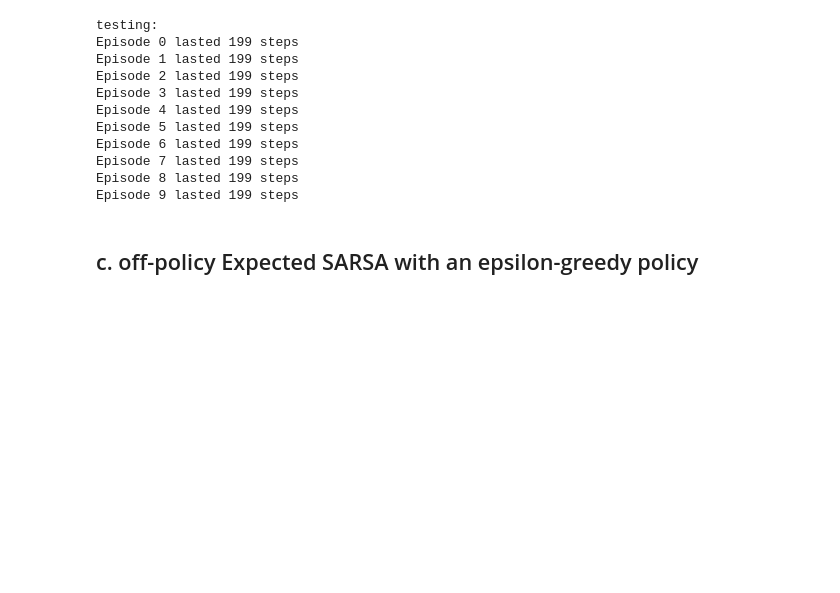
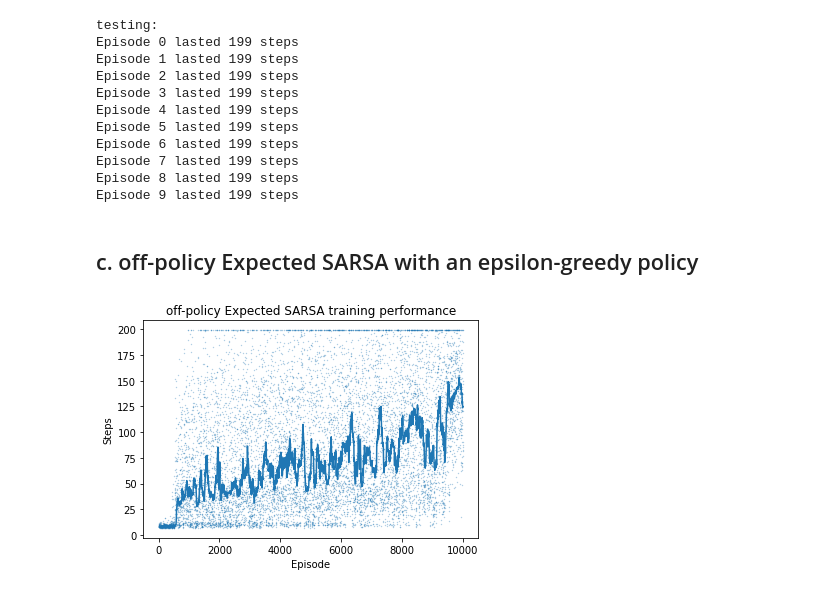
Before and after one commit to qiuchenwang/APS1080, a Jupyter notebook: E3/E3.ipynb, the cells around one changed output. Saved outputs shown, nothing was run; the diff lists cells and outputs as text; code cells hidden in the pictures; blank space fills up the shorter version.

Commit message:
off-policy Expected SARSA

```diff
--- a/E3/E3.ipynb
+++ b/E3/E3.ipynb
@@ -212,3 +212,60 @@ Episode 8 lasted 199 steps
 Episode 9 lasted 199 steps
 # %% [markdown]
 ## c. off-policy Expected SARSA with an epsilon-greedy policy
+# %%
+def update(prev_state, next_state, reward, prev_action, next_action,gamma,alpha,epsilon):
+  expected_q = 0
+  q_max = np.max(Q[next_state])
+  greedy_actions = 0
+  for i in range(Q.shape[1]):
+    if Q[next_state][i] == q_max:
+      greedy_actions += 1
+
+  non_greedy_action_probability = epsilon / Q.shape[1]
+  greedy_action_probability = ((1 - epsilon) / greedy_actions) + non_greedy_action_probability
+
+  for i in range(Q.shape[1]):
+    if Q[next_state][i] == q_max:
+      expected_q += Q[next_state][i] * greedy_action_probability
+    else:
+      expected_q += Q[next_state][i] * non_greedy_action_probability
+
+  Q[prev_state, prev_action] += alpha * (reward + gamma * expected_q - Q[prev_state, prev_action])
+# %%
+#off-policy Expected SARSA
+gamma = 0.999
+obs = env.reset()
+S = obs2state.S
+A = env.action_space.n
+#initialize Q, for all states Q = 0
+Q = np.zeros([S,A])
+steps = np.zeros(10000)
+
+for episode in range(10000):
+  epsilon = 0.1 - 0.099/10000 * episode
+  alpha = 0.2 - 0.199/10000 * episode
+  obs = env.reset()
+  state = obs2state(obs)
+  action = choose_action(env,epsilon,state,Q)
+
+  for i in range(5000):
+    obs, reward, done, info = env.step(action)
+    state_ = obs2state(obs)
+    action_ = choose_action(env,epsilon,state,Q)
+    update(state, state_, reward, action, action_,gamma,alpha,epsilon)
+    state = state_
+    action = action_
+    if done:
+      steps[episode] = i
+      break
+
+env.close()
+
+plt.scatter(range(len(steps)),steps, s=0.1, alpha=0.5)
+plt.plot(range(len(steps)), pd.Series(steps).rolling(100).median())
+plt.xlabel("Episode")
+plt.ylabel("Steps")
+plt.title("off-policy Expected SARSA training performance")
+plt.show()
+# %% [output]
+[figure, added]
```
Also changed, not shown: parts of 3 cells of this notebook.
